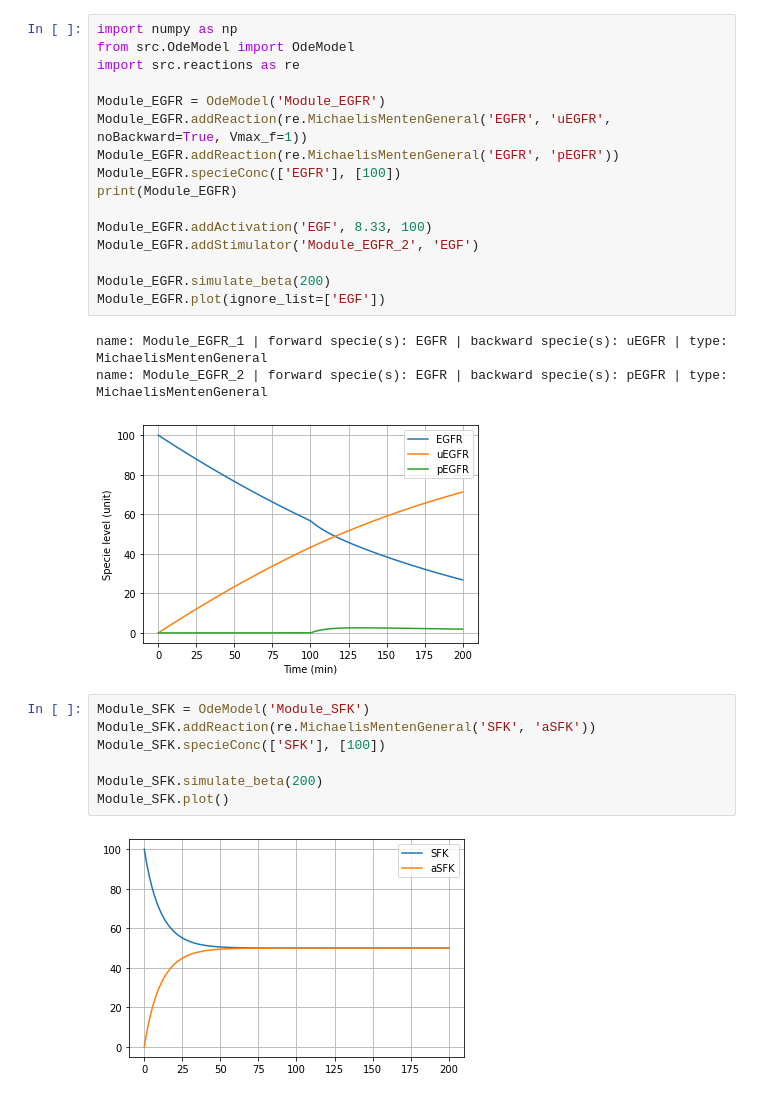
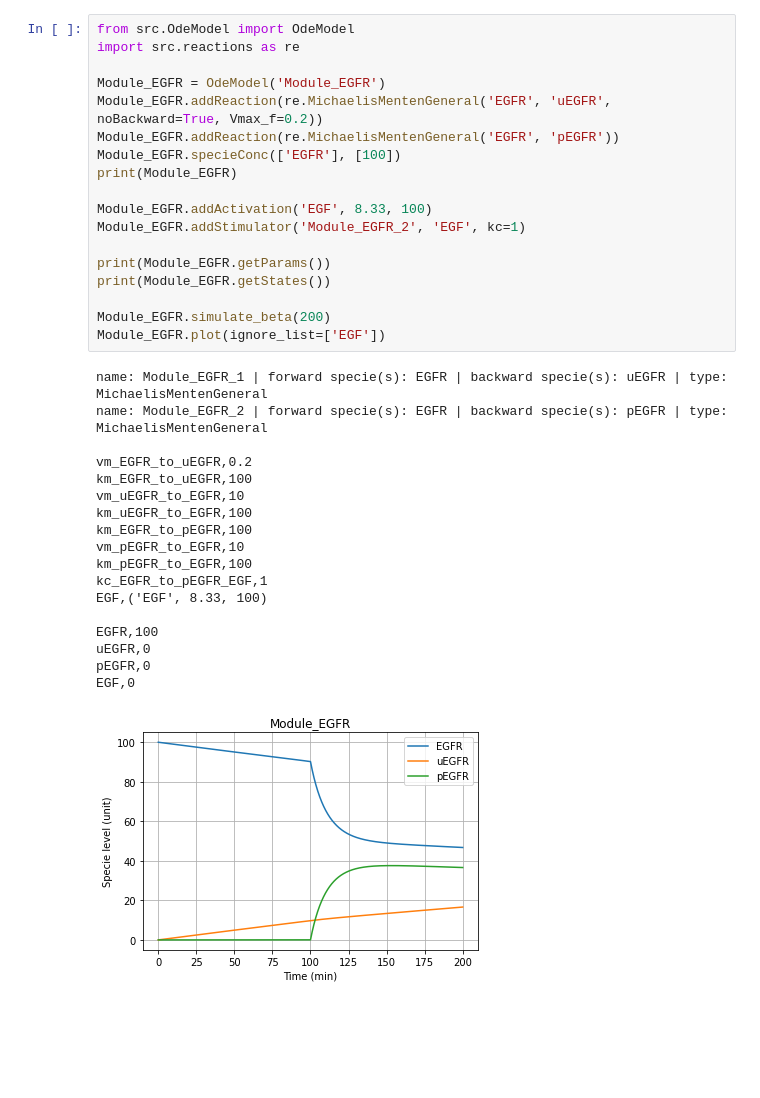
Before and after one commit to AnEvilBurrito/model-builder, a Jupyter notebook: peak3-network.ipynb, the cells around one changed output. Drawn from its saved outputs; the diff is of its cells as text; blank space fills up the shorter version.

```diff
--- a/peak3-network.ipynb
+++ b/peak3-network.ipynb
@@ -1,29 +8,37 @@
 # %%
-import numpy as np
 from src.OdeModel import OdeModel
 import src.reactions as re
 
 Module_EGFR = OdeModel('Module_EGFR')
-Module_EGFR.addReaction(re.MichaelisMentenGeneral('EGFR', 'uEGFR', noBackward=True, Vmax_f=1))
+Module_EGFR.addReaction(re.MichaelisMentenGeneral('EGFR', 'uEGFR', noBackward=True, Vmax_f=0.2))
 Module_EGFR.addReaction(re.MichaelisMentenGeneral('EGFR', 'pEGFR'))
 Module_EGFR.specieConc(['EGFR'], [100])
 print(Module_EGFR)
 
 Module_EGFR.addActivation('EGF', 8.33, 100)
-Module_EGFR.addStimulator('Module_EGFR_2', 'EGF')
+Module_EGFR.addStimulator('Module_EGFR_2', 'EGF', kc=1)
+
+print(Module_EGFR.getParams())
+print(Module_EGFR.getStates())
 
 Module_EGFR.simulate_beta(200)
 Module_EGFR.plot(ignore_list=['EGF'])
 # %% [output]
 name: Module_EGFR_1 | forward specie(s): EGFR | backward specie(s): uEGFR | type: MichaelisMentenGeneral
 name: Module_EGFR_2 | forward specie(s): EGFR | backward specie(s): pEGFR | type: MichaelisMentenGeneral
+
+vm_EGFR_to_uEGFR,0.2
+km_EGFR_to_uEGFR,100
+vm_uEGFR_to_EGFR,10
+km_uEGFR_to_EGFR,100
+km_EGFR_to_pEGFR,100
+vm_pEGFR_to_EGFR,10
+km_pEGFR_to_EGFR,100
+kc_EGFR_to_pEGFR_EGF,1
+EGF,('EGF', 8.33, 100)
+
+EGFR,100
+uEGFR,0
+pEGFR,0
+EGF,0
-[figure, old version]
+[figure, new version]
-# %%
-Module_SFK = OdeModel('Module_SFK')
-Module_SFK.addReaction(re.MichaelisMentenGeneral('SFK', 'aSFK'))
-Module_SFK.specieConc(['SFK'], [100])
-
-Module_SFK.simulate_beta(200)
-Module_SFK.plot()
-# %% [output]
-[figure, removed]
```
Also changed, not shown: parts of 15 cells of this notebook, 2 other files.
